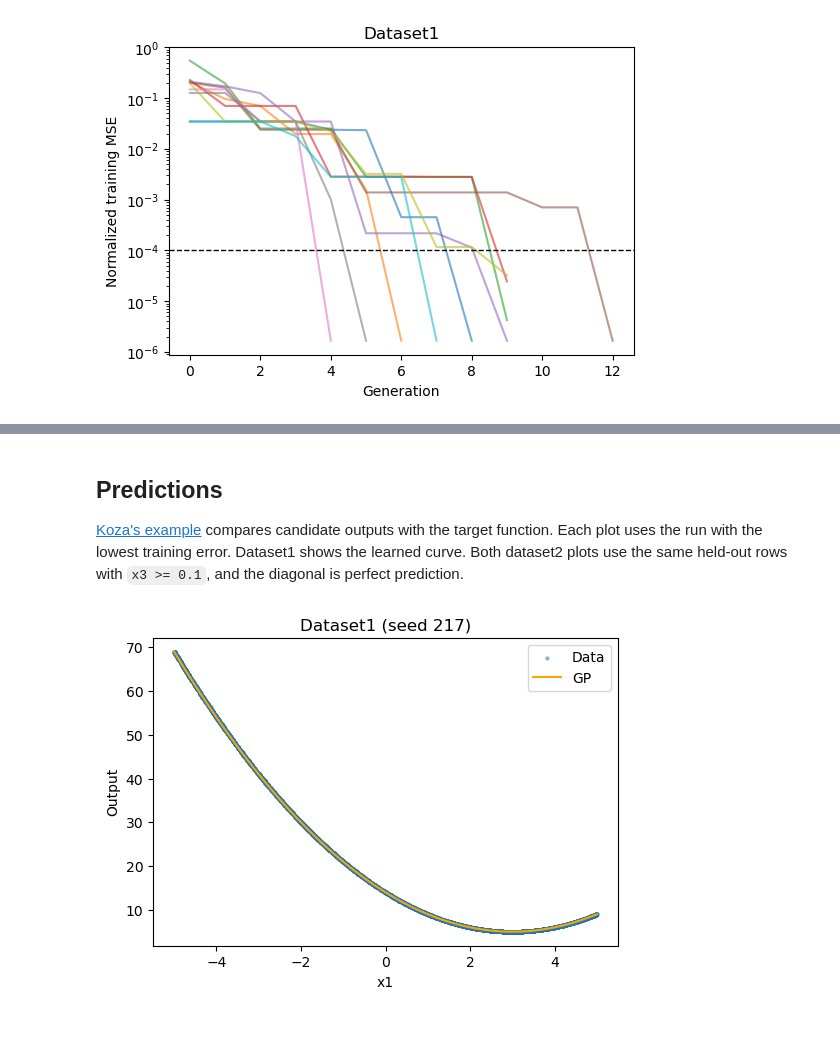
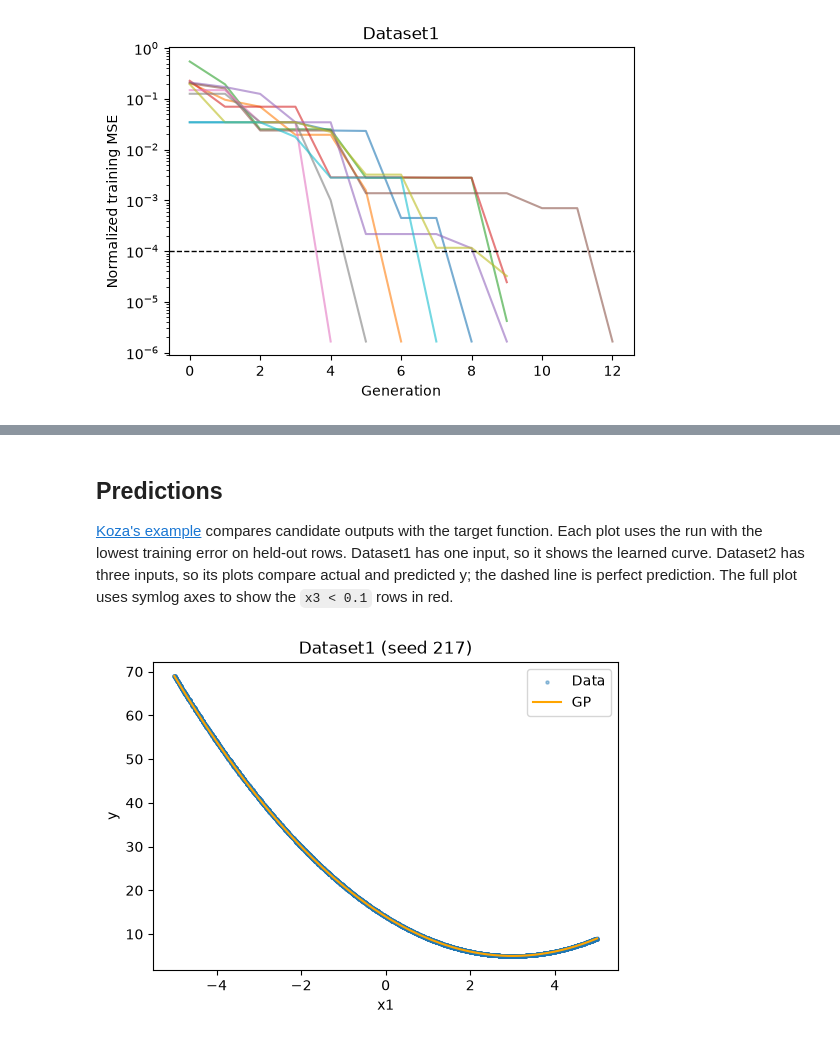
Before and after one commit to agothebi/CSC-370-HW-2-Alex-Gopesh, a Jupyter notebook: symreg.ipynb, the cells around one changed output, grey strips where cells are left out. Cells and saved outputs as stored; diff of their text form; code cells hidden in the pictures.

```diff
--- a/symreg.ipynb
+++ b/symreg.ipynb
@@ -162,36 +159,43 @@ plot_history("Dataset2 r >= 0.1")
 
 [Koza's example](https://www.genetic-programming.com/gpquadraticexample.html)
 compares candidate outputs with the target function. Each plot uses the run with the
-lowest training error. Dataset1 shows the learned curve. Both dataset2 plots use the
-same held-out rows with `x3 >= 0.1`, and the diagonal is perfect prediction.
+lowest training error on held-out rows. Dataset1 has one input, so it shows the learned curve.
+Dataset2 has three inputs, so its plots compare actual and predicted y; the dashed line is
+perfect prediction. The full plot uses symlog axes to show the `x3 < 0.1` rows in red.
 # %%
 def best_predictions(condition):
     runs = select("run", condition)
     seed = runs.loc[runs["train_error"].idxmin(), "seed"]
     points = select("prediction", condition)
     return seed, points[points["seed"] == seed]
 
 
 def plot_actual_vs_predicted(condition):
     seed, points = best_predictions(condition)
-    points = points[points["x3"] >= 0.1]
+    near = points["x3"] < 0.1
     fig, ax = plt.subplots(figsize=(6, 4))
-    ax.scatter(points["actual"], points["predicted"], s=5, alpha=0.4)
-    ax.axline((0, 0), slope=1, color="black", linestyle="--")
-    ax.set(title=f"{condition} (seed {seed})", xlabel="Actual", ylabel="Predicted")
+    ax.scatter(points.loc[~near, "actual"], points.loc[~near, "predicted"], s=5, alpha=0.4)
+    if near.any():
+        ax.scatter(points.loc[near, "actual"], points.loc[near, "predicted"], s=5,
+                   color="red", label="x3 < 0.1")
+        ax.set(xscale="symlog", yscale="symlog")
+        ax.legend()
+    diagonal = np.sort(points["actual"])
+    ax.plot(diagonal, diagonal, color="black", linestyle="--")
+    ax.set(title=f"{condition} (seed {seed})", xlabel="Actual y", ylabel="Predicted y")
     plt.show()
 
 
 seed, points = best_predictions("Dataset1")
 points = points.sort_values("x1")
 fig, ax = plt.subplots(figsize=(6, 4))
 ax.scatter(points["x1"], points["actual"], s=5, alpha=0.4, label="Data")
 ax.plot(points["x1"], points["predicted"], color="orange", label="GP")
-ax.set(title=f"Dataset1 (seed {seed})", xlabel="x1", ylabel="Output")
+ax.set(title=f"Dataset1 (seed {seed})", xlabel="x1", ylabel="y")
 ax.legend()
 plt.show()
 # %% [output]
-[figure, old version]
+[figure, new version]
 # %%
 plot_actual_vs_predicted("Dataset2 full")
 # %% [output]
```
Also changed, not shown: parts of 12 cells of this notebook, 2 other files.
